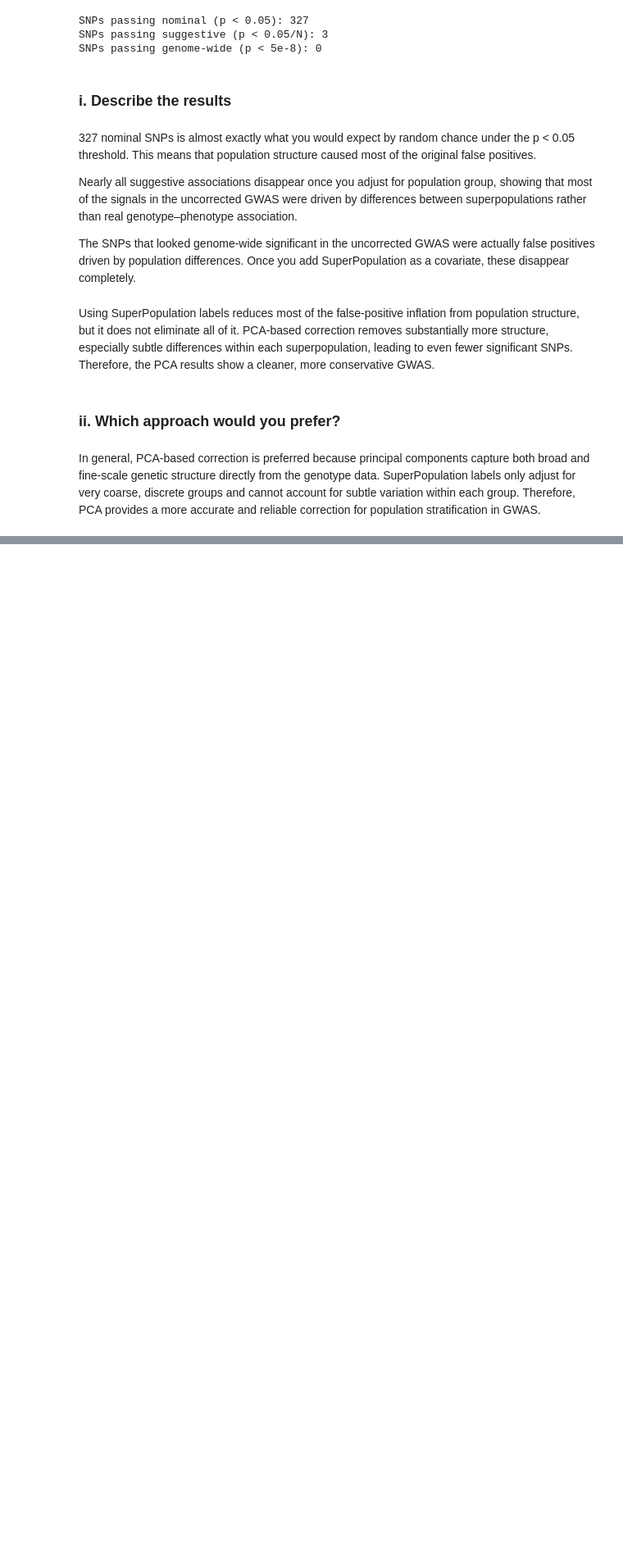
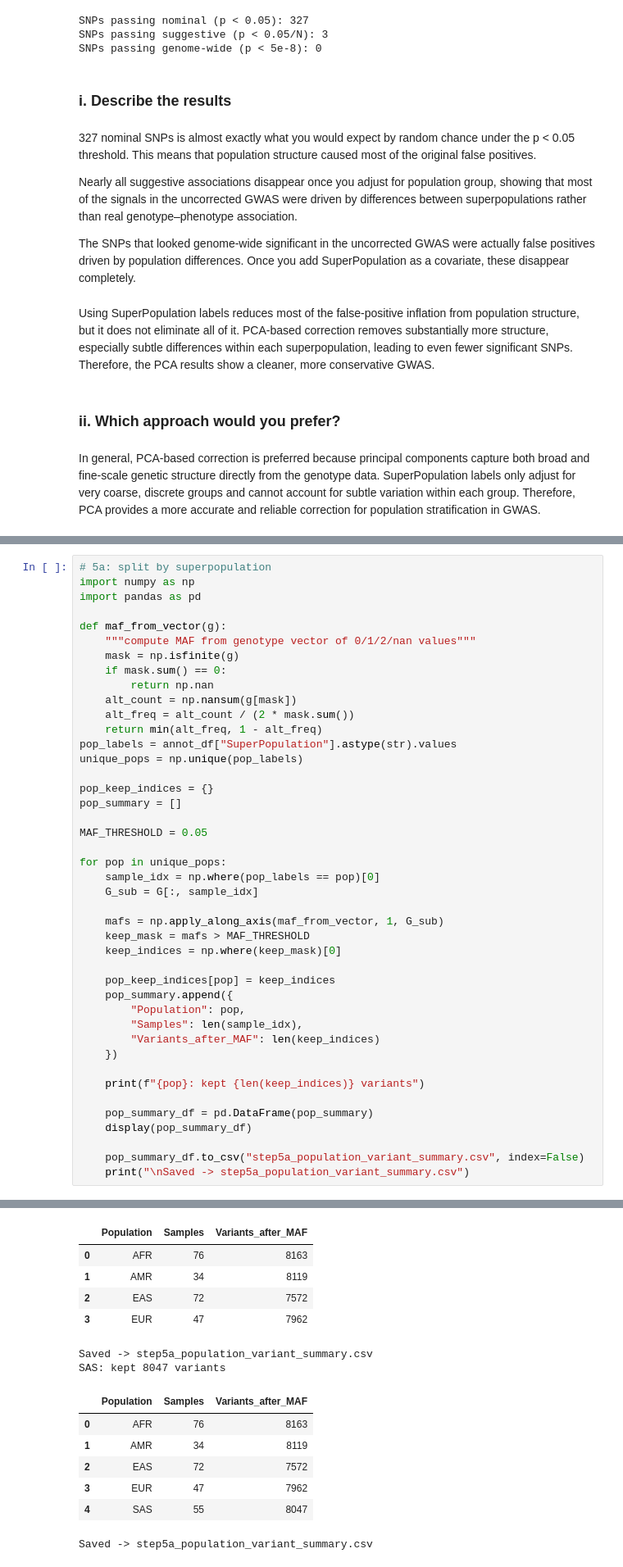
Before and after one commit to leaslive/GeneticsandGenomics, a Jupyter notebook: Genetics Project.ipynb, the cells around one changed output, grey strips where cells are left out. Shown at 82% size. Drawn from its saved outputs; the diff is of its cells as text; blank space fills up the shorter version.

Commit message:
step 5a-c
idk how to make it pretty in the outline </3 but each step is labeled w # at start of block!

```diff
--- a/Genetics Project.ipynb
+++ b/Genetics Project.ipynb
@@ -680,0 +856,44 @@ In general, PCA-based correction is preferred because principal components captu
+# %%
+# 5a: split by superpopulation
+import numpy as np
+import pandas as pd
+
+def maf_from_vector(g):
+    """compute MAF from genotype vector of 0/1/2/nan values"""
+    mask = np.isfinite(g)
+    if mask.sum() == 0:
+        return np.nan
+    alt_count = np.nansum(g[mask])
+    alt_freq = alt_count / (2 * mask.sum())
+    return min(alt_freq, 1 - alt_freq)
+pop_labels = annot_df["SuperPopulation"].astype(str).values
+unique_pops = np.unique(pop_labels)
+
+pop_keep_indices = {}
+pop_summary = []
+
+MAF_THRESHOLD = 0.05
+
+for pop in unique_pops:
+    sample_idx = np.where(pop_labels == pop)[0]
+    G_sub = G[:, sample_idx]
+
+    mafs = np.apply_along_axis(maf_from_vector, 1, G_sub)
+    keep_mask = mafs > MAF_THRESHOLD
+    keep_indices = np.where(keep_mask)[0]
+
+    pop_keep_indices[pop] = keep_indices
+    pop_summary.append({
+        "Population": pop,
+        "Samples": len(sample_idx),
+        "Variants_after_MAF": len(keep_indices)
+    })
+
+    print(f"{pop}: kept {len(keep_indices)} variants")
+
+    pop_summary_df = pd.DataFrame(pop_summary)
+    display(pop_summary_df)
+
+    pop_summary_df.to_csv("step5a_population_variant_summary.csv", index=False)
+    print("\nSaved -> step5a_population_variant_summary.csv")
+# %% [output]
@@ -680,0 +916,14 @@ In general, PCA-based correction is preferred because principal components captu
+|  | Population | Samples | Variants_after_MAF |
+| 0 | AFR | 76 | 8163 |
+| 1 | AMR | 34 | 8119 |
+| 2 | EAS | 72 | 7572 |
+| 3 | EUR | 47 | 7962 |
+Saved -> step5a_population_variant_summary.csv
+SAS: kept 8047 variants
+|  | Population | Samples | Variants_after_MAF |
+| 0 | AFR | 76 | 8163 |
+| 1 | AMR | 34 | 8119 |
+| 2 | EAS | 72 | 7572 |
+| 3 | EUR | 47 | 7962 |
+| 4 | SAS | 55 | 8047 |
+Saved -> step5a_population_variant_summary.csv
```
Also changed, not shown: parts of 11 cells of this notebook, 7 other files.
